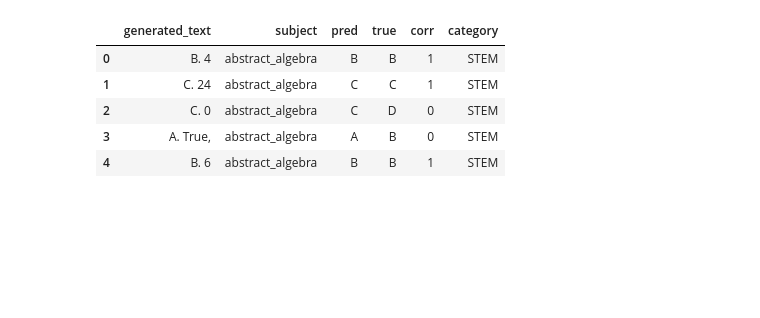
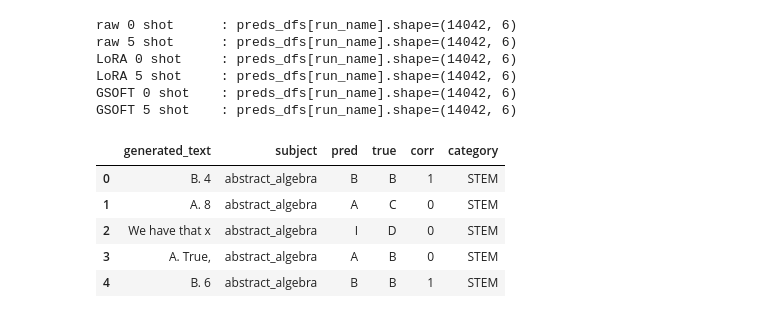
Before and after one commit to Bogachevv/OrthogonalFineTune, a Jupyter notebook: view_preds.ipynb, the cells around one changed output. Saved outputs shown, nothing was run; the diff lists cells and outputs as text; code cells hidden in the pictures; blank space fills up the shorter version.

Commit message:
Ran view_preds

```diff
--- a/view_preds.ipynb
+++ b/view_preds.ipynb
@@ -11,16 +8,34 @@ preds_path_ls = [
+# %%
+preds_path_ls = [
+    ('raw 0 shot',   r'C:\Users\Vladimir\PycharmProjects\OrthogonalFineTune\test_preds\Raw_0sh.bin'),
+    ('raw 5 shot',   r'C:\Users\Vladimir\PycharmProjects\OrthogonalFineTune\test_preds\Raw_5sh.bin'),
+    ('LoRA 0 shot',  r'C:\Users\Vladimir\PycharmProjects\OrthogonalFineTune\test_preds\LoRA-cfg13_0sh.bin'),
+    ('LoRA 5 shot',  r'C:\Users\Vladimir\PycharmProjects\OrthogonalFineTune\test_preds\LoRA-cfg13_5sh.bin'),
+    ('GSOFT 0 shot', r'C:\Users\Vladimir\PycharmProjects\OrthogonalFineTune\test_preds\GSOFT-cfg0_0sh.bin'),
+    ('GSOFT 5 shot', r'C:\Users\Vladimir\PycharmProjects\OrthogonalFineTune\test_preds\GSOFT-cfg0_5sh.bin'),
+]
 # %%
 preds_dfs = {}
 
 for run_name, preds_path in preds_path_ls:
     with open(preds_path, 'rb') as f:
         preds_dfs[run_name] = pickle.load(file=f)
+
+        print(f"{run_name:16}: {preds_dfs[run_name].shape=}")
+# %% [output]
+raw 0 shot      : preds_dfs[run_name].shape=(14042, 6)
+raw 5 shot      : preds_dfs[run_name].shape=(14042, 6)
+LoRA 0 shot     : preds_dfs[run_name].shape=(14042, 6)
+LoRA 5 shot     : preds_dfs[run_name].shape=(14042, 6)
+GSOFT 0 shot    : preds_dfs[run_name].shape=(14042, 6)
+GSOFT 5 shot    : preds_dfs[run_name].shape=(14042, 6)
 # %%
-preds_dfs['LoRA'].head()
+preds_dfs['GSOFT 0 shot'].head()
 # %% [output]
 |  | generated_text | subject | pred | true | corr | category |
 | 0 | B. 4 | abstract_algebra | B | B | 1 | STEM |
-| 1 | C. 24 | abstract_algebra | C | C | 1 | STEM |
-| 2 | C. 0 | abstract_algebra | C | D | 0 | STEM |
+| 1 | A. 8 | abstract_algebra | A | C | 0 | STEM |
+| 2 | We have that x | abstract_algebra | I | D | 0 | STEM |
 | 3 | A. True, | abstract_algebra | A | B | 0 | STEM |
 | 4 | B. 6 | abstract_algebra | B | B | 1 | STEM |
 # %%
```
Also changed, not shown: parts of 9 cells of this notebook, 6 other files.
